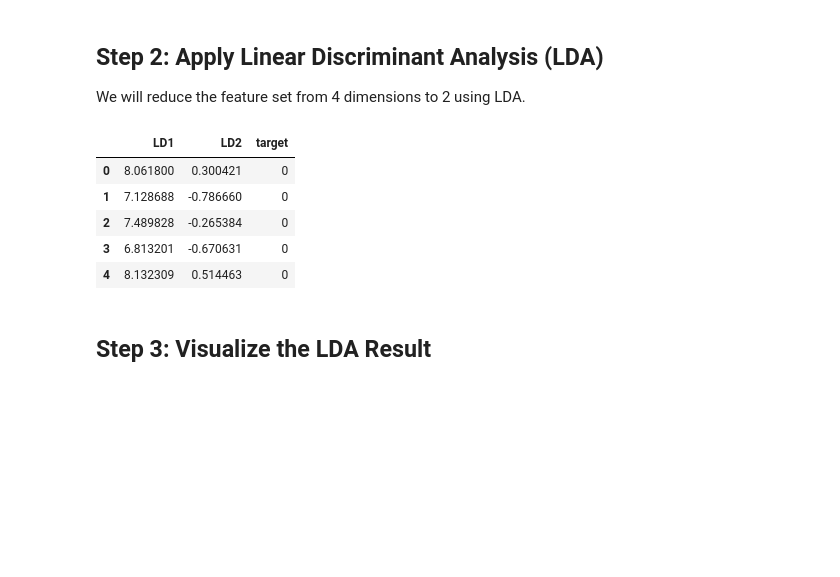
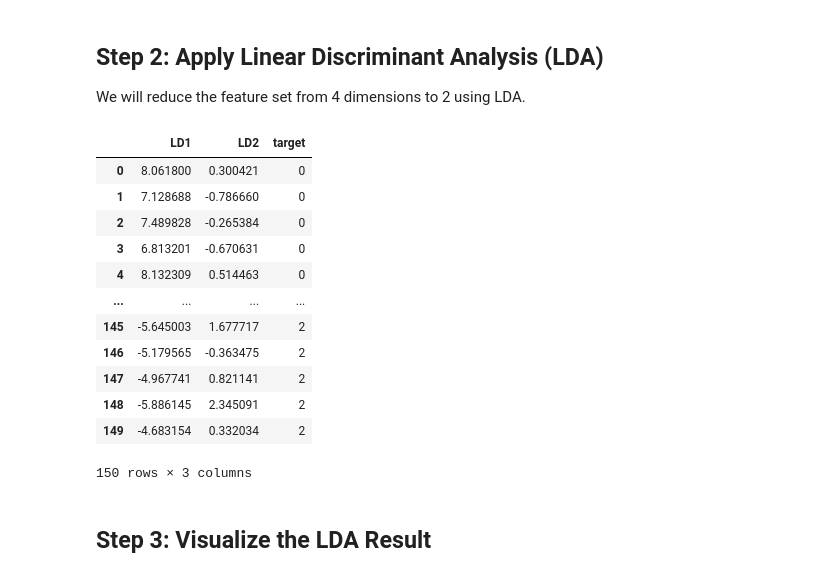
Before and after one commit to WilliamPourmajidi/advanced-python, a Jupyter notebook: Module-5/Module5_LDA.ipynb, the cells around one changed output. Cells and saved outputs as stored; diff of their text form; code cells hidden in the pictures; blank space fills up the shorter version.

```diff
--- a/Module-5/Module5_LDA.ipynb
+++ b/Module-5/Module5_LDA.ipynb
@@ -62,18 +62,25 @@ We will reduce the feature set from 4 dimensions to 2 using LDA.
 # %%
 lda = LinearDiscriminantAnalysis(n_components=2)
 X_lda = lda.fit_transform(X_scaled, y)
 
 # Create DataFrame for visualization
 lda_df = pd.DataFrame(X_lda, columns=['LD1', 'LD2'])
 lda_df['target'] = y
-lda_df.head()
+lda_df
 # %% [output]
 |  | LD1 | LD2 | target |
 | 0 | 8.061800 | 0.300421 | 0 |
 | 1 | 7.128688 | -0.786660 | 0 |
 | 2 | 7.489828 | -0.265384 | 0 |
 | 3 | 6.813201 | -0.670631 | 0 |
 | 4 | 8.132309 | 0.514463 | 0 |
+| ... | ... | ... | ... |
+| 145 | -5.645003 | 1.677717 | 2 |
+| 146 | -5.179565 | -0.363475 | 2 |
+| 147 | -4.967741 | 0.821141 | 2 |
+| 148 | -5.886145 | 2.345091 | 2 |
+| 149 | -4.683154 | 0.332034 | 2 |
+150 rows × 3 columns
 # %% [markdown]
 ## Step 3: Visualize the LDA Result
 # %%
```
Also changed, not shown: 5 other files.
